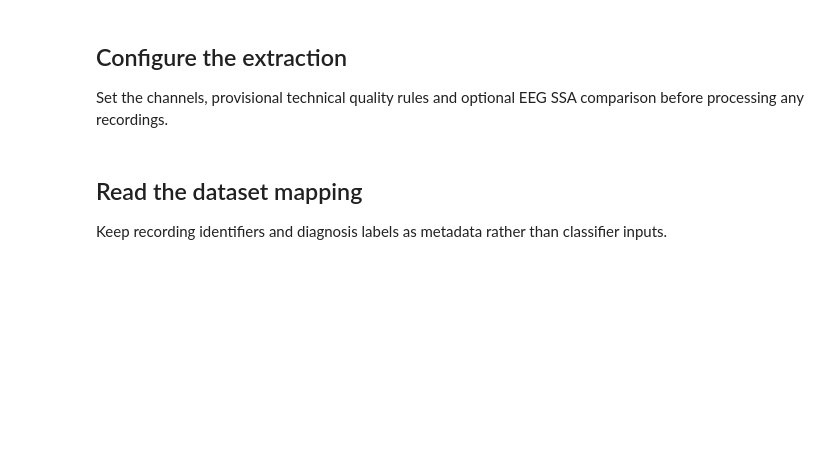
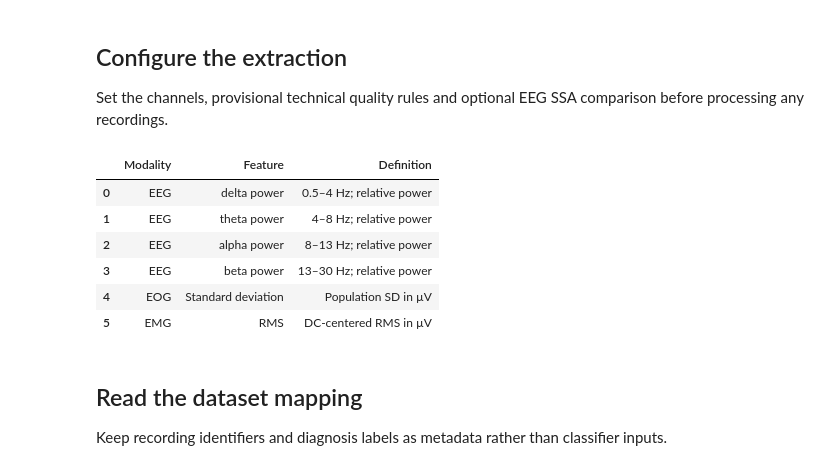
Before and after one commit to lucaa333/multimodal_rbd_sleep_analysis, a Jupyter notebook: notebooks/01_preprocessing.ipynb, the cells around one changed output. Saved outputs shown, nothing was run; the diff lists cells and outputs as text; code cells hidden in the pictures; blank space fills up the shorter version.

```diff
--- a/notebooks/01_preprocessing.ipynb
+++ b/notebooks/01_preprocessing.ipynb
@@ -34,7 +31,10 @@ if PROJECT_ROOT is None:
     raise FileNotFoundError("Run this notebook inside the project directory.")
 DATA_DIR = PROJECT_ROOT / "data" / "capslpdb"
 OUTPUT_DIR = PROJECT_ROOT / "outputs" / "preprocessing"
-OUTPUT_DIR.mkdir(parents=True, exist_ok=True)
+REPORT_DIR = OUTPUT_DIR / "reports"
+FIGURE_DIR = OUTPUT_DIR / "figures"
+REPORT_DIR.mkdir(parents=True, exist_ok=True)
+FIGURE_DIR.mkdir(parents=True, exist_ok=True)
 RECORD_IDS = None
 MAX_WINDOWS_PER_RECORDING = None
 EPOCH_SECONDS = 30
@@ -57,36 +57,42 @@ CHANNEL_CANDIDATES = {
 CHANNEL_OVERRIDES = {
     "n4": {"eog": ("EOG dx", "EOG sin"), "emg": ("milo",)},
     "n6": {"eog": ("ROC-A2", "LOC-A1")},
     "n7": {"eog": ("ROC-A2", "LOC-A1")},
     "n8": {"emg": ("milo",)},
     "n9": {"eog": ("ROC-A2", "LOC-A1"), "emg": ("EMG",)},
-    "n12": {"eog": ("ROC / A1", "LOC / A2"), "emg": (2, 3)},  # both chin channels are labelled CHIN
+    "n12": {"eog": ("ROC / A1", "LOC / A2"), "emg": (2, 3)},
 }
 FEATURE_COLUMNS = ["eeg_delta_power", "eeg_theta_power", "eeg_alpha_power", "eeg_beta_power", "eog_sd_uv", "emg_rms_uv"]
 RECORDING_FEATURE_COLUMNS = [f"{feature}_{statistic}" for feature in FEATURE_COLUMNS for statistic in ("median", "p90")]
 if any(low < 0 or high <= low for low, high in EEG_BANDS.values()):
     raise ValueError("EEG bands must have nonnegative, increasing bounds.")
 if not 0 <= FLAT_STEP_REJECT_FRACTION <= 1 or any(value <= 0 for value in AMPLITUDE_FLAG_UV.values()):
     raise ValueError("Invalid flatness or amplitude thresholds.")
 if EEG_POWER not in {"absolute", "relative"}:
     raise ValueError("EEG_POWER must be absolute or relative.")
 if EPOCH_SECONDS <= 0 or WELCH_SECONDS > EPOCH_SECONDS:
     raise ValueError("Invalid window configuration.")
 if not 0 <= CLIPPING_REJECT_FRACTION <= 1 or not 0 <= SSA_MIN_BAND_FRACTION <= 1:
     raise ValueError("Quality and SSA fractions must be between zero and one.")
 if MAX_WINDOWS_PER_RECORDING is not None and MAX_WINDOWS_PER_RECORDING < 1:
     raise ValueError("MAX_WINDOWS_PER_RECORDING must be positive or None.")
 if any(next_low != high for (_, high), (next_low, _) in zip(EEG_BANDS.values(), list(EEG_BANDS.values())[1:])):
     raise ValueError("The EEG bands must be contiguous.")
 display(pd.DataFrame([
     {"Modality": "EEG", "Feature": name + " power", "Definition": f"{low:g}–{high:g} Hz; {EEG_POWER} power"}
     for name, (low, high) in EEG_BANDS.items()
 ] + [
     {"Modality": "EOG", "Feature": "Standard deviation", "Definition": "Population SD in µV"},
     {"Modality": "EMG", "Feature": "RMS", "Definition": "DC-centered RMS in µV" if CENTER_EMG else "Uncentered RMS in µV"},
 ]))
-print("Original sample rates; no added bandpass/notch filter; all complete windows; annotations do not select the analysis period.")
-print("Technical QC is provisional; high amplitude is flagged rather than automatically treated as pathological noise.")
+# %% [output]
+|  | Modality | Feature | Definition |
+| 0 | EEG | delta power | 0.5–4 Hz; relative power |
+| 1 | EEG | theta power | 4–8 Hz; relative power |
+| 2 | EEG | alpha power | 8–13 Hz; relative power |
+| 3 | EEG | beta power | 13–30 Hz; relative power |
+| 4 | EOG | Standard deviation | Population SD in µV |
+| 5 | EMG | RMS | DC-centered RMS in µV |
 # %% [markdown]
 ## Read the dataset mapping
 
```
Also changed, not shown: parts of 9 cells of this notebook, 5 other files.
